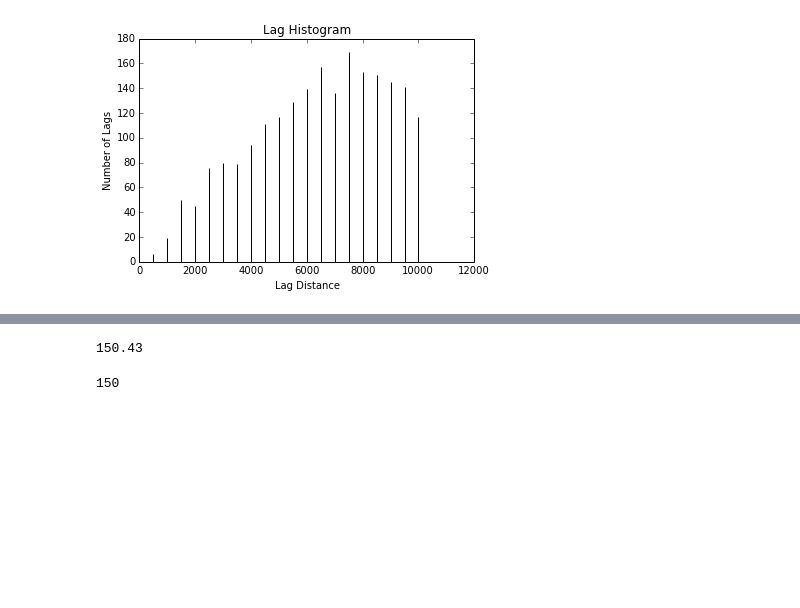
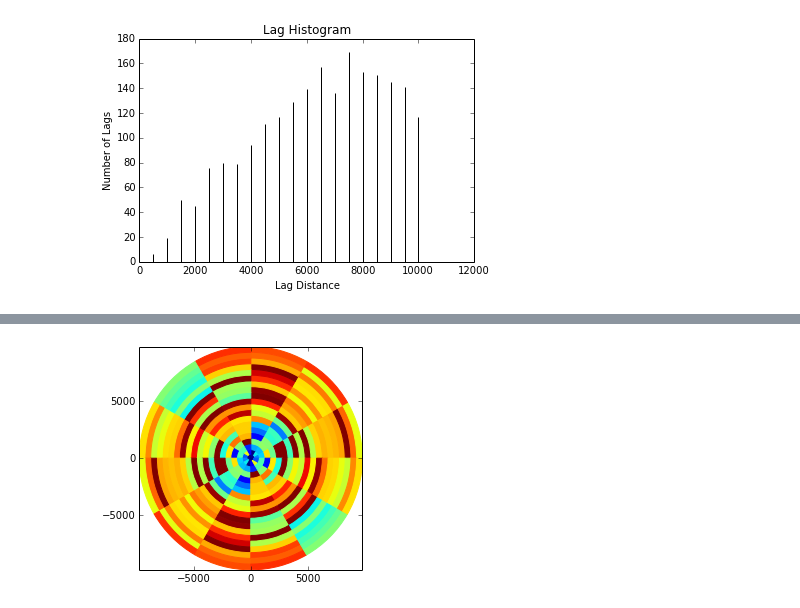
Before and after one commit to cjohnson318/geostatsmodels, a Jupyter notebook: notebooks/VariogramAnalysis.ipynb, the cells around one changed output, grey strips where cells are left out. Cells and saved outputs as stored; diff of their text form; code cells hidden in the pictures; blank space fills up the shorter version.

Commit message:
Added a polar anisotropy plot

```diff
--- a/notebooks/VariogramAnalysis.ipynb
+++ b/notebooks/VariogramAnalysis.ipynb
@@ -130,8 +130,4 @@ geoplot.anisotropiclags( P, pw, lag=2000, tol=250, angle=135, atol=15 )
-# %%
-(330.43+180)%360
-# %% [output]
-150.43
-# %%
-135+15
-# %% [output]
-150
+# %%
+geoplot.polaranisotropy( P, pw, lags, tolerance, nsectors=12 )
+# %% [output]
+[figure, added]
```
Also changed, not shown: parts of 3 cells of this notebook, 2 other files.
